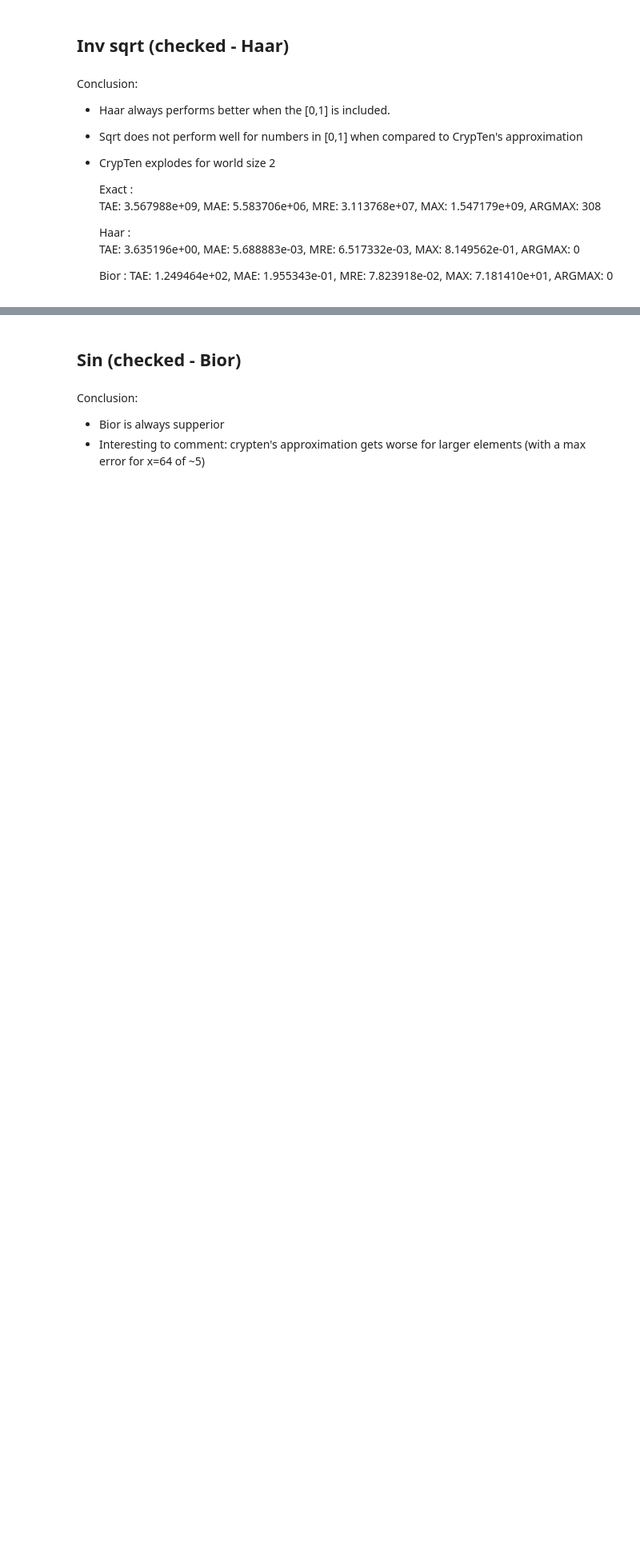
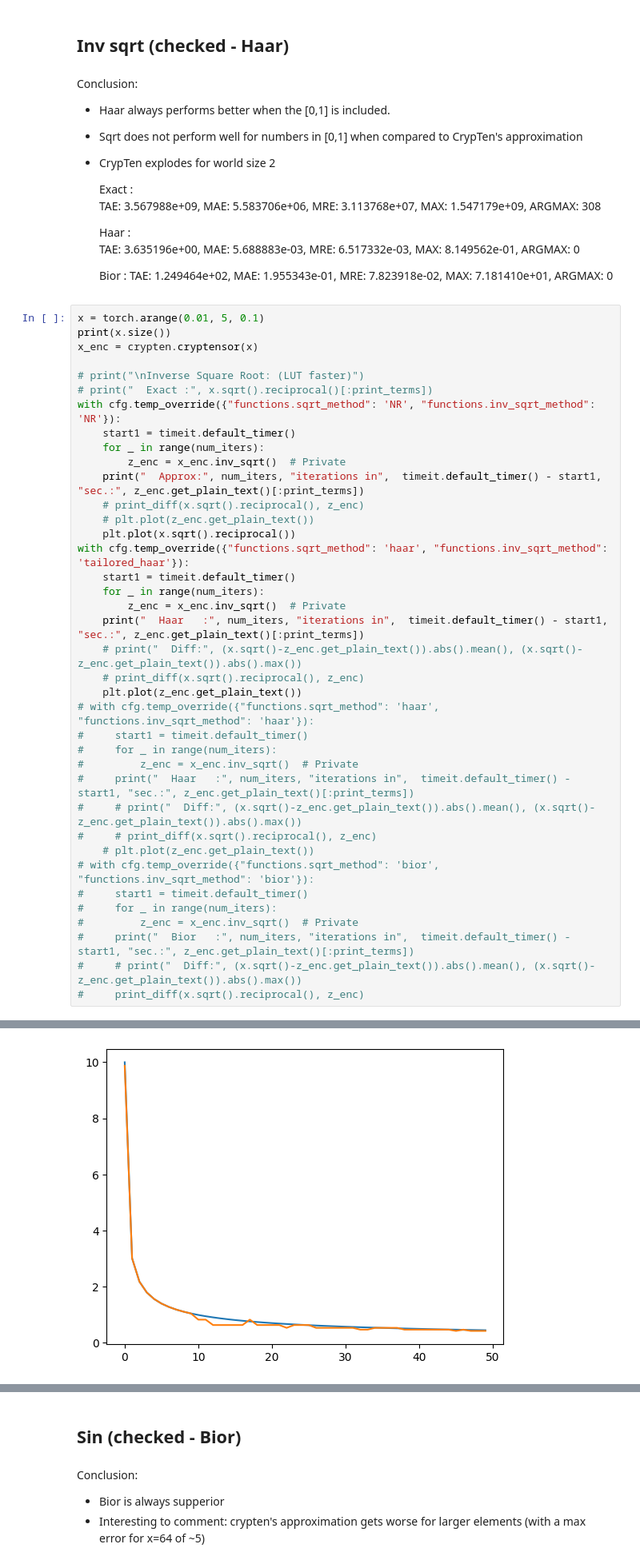
Before and after one commit to jimouris/curl, a Jupyter notebook: tutorials/Tutorial_0_Function_Approximations.ipynb, the cells around one changed output, grey strips where cells are left out. Shown at 80% size. Cells and saved outputs as stored; diff of their text form; blank space fills up the shorter version.

```diff
--- a/tutorials/Tutorial_0_Function_Approximations.ipynb
+++ b/tutorials/Tutorial_0_Function_Approximations.ipynb
@@ -635,3 +667,42 @@ TAE: 3.635196e+00, MAE: 5.688883e-03, MRE: 6.517332e-03, MAX: 8.149562e-01, ARGM
 
   Bior   :
 TAE: 1.249464e+02, MAE: 1.955343e-01, MRE: 7.823918e-02, MAX: 7.181410e+01, ARGMAX: 0
+# %%
+x = torch.arange(0.01, 5, 0.1)
+print(x.size())
+x_enc = crypten.cryptensor(x)
+
+# print("\nInverse Square Root: (LUT faster)")
+# print("  Exact :", x.sqrt().reciprocal()[:print_terms])
+with cfg.temp_override({"functions.sqrt_method": 'NR', "functions.inv_sqrt_method": 'NR'}):
+    start1 = timeit.default_timer()
+    for _ in range(num_iters):
+        z_enc = x_enc.inv_sqrt()  # Private
+    print("  Approx:", num_iters, "iterations in",  timeit.default_timer() - start1, "sec.:", z_enc.get_plain_text()[:print_terms])
+    # print_diff(x.sqrt().reciprocal(), z_enc)
+    # plt.plot(z_enc.get_plain_text())
+    plt.plot(x.sqrt().reciprocal())
+with cfg.temp_override({"functions.sqrt_method": 'haar', "functions.inv_sqrt_method": 'tailored_haar'}):
+    start1 = timeit.default_timer()
+    for _ in range(num_iters):
+        z_enc = x_enc.inv_sqrt()  # Private
+    print("  Haar   :", num_iters, "iterations in",  timeit.default_timer() - start1, "sec.:", z_enc.get_plain_text()[:print_terms])
+    # print("  Diff:", (x.sqrt()-z_enc.get_plain_text()).abs().mean(), (x.sqrt()-z_enc.get_plain_text()).abs().max())
+    # print_diff(x.sqrt().reciprocal(), z_enc)
+    plt.plot(z_enc.get_plain_text())
+# with cfg.temp_override({"functions.sqrt_method": 'haar', "functions.inv_sqrt_method": 'haar'}):
+#     start1 = timeit.default_timer()
+#     for _ in range(num_iters):
+#         z_enc = x_enc.inv_sqrt()  # Private
+#     print("  Haar   :", num_iters, "iterations in",  timeit.default_timer() - start1, "sec.:", z_enc.get_plain_text()[:print_terms])
+#     # print("  Diff:", (x.sqrt()-z_enc.get_plain_text()).abs().mean(), (x.sqrt()-z_enc.get_plain_text()).abs().max())
+#     # print_diff(x.sqrt().reciprocal(), z_enc)
+    # plt.plot(z_enc.get_plain_text())
+# with cfg.temp_override({"functions.sqrt_method": 'bior', "functions.inv_sqrt_method": 'bior'}):
+#     start1 = timeit.default_timer()
+#     for _ in range(num_iters):
+#         z_enc = x_enc.inv_sqrt()  # Private
+#     print("  Bior   :", num_iters, "iterations in",  timeit.default_timer() - start1, "sec.:", z_enc.get_plain_text()[:print_terms])
+#     # print("  Diff:", (x.sqrt()-z_enc.get_plain_text()).abs().mean(), (x.sqrt()-z_enc.get_plain_text()).abs().max())
+#     print_diff(x.sqrt().reciprocal(), z_enc)
+# %% [output]
@@ -638 +712,2 @@ TAE: 1.249464e+02, MAE: 1.955343e-01, MRE: 7.823918e-02, MAX: 7.181410e+01, ARGM
+[figure, added]
 # %%
```
Also changed, not shown: parts of 9 cells of this notebook, 3 other files.
